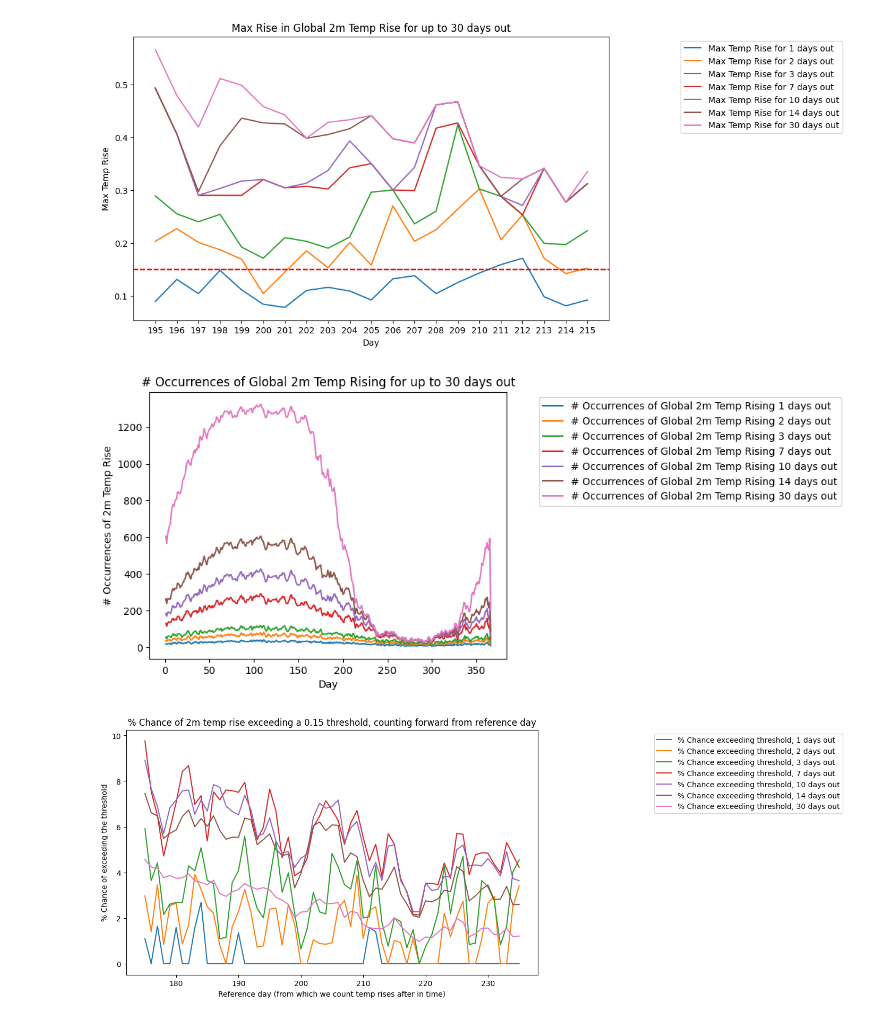
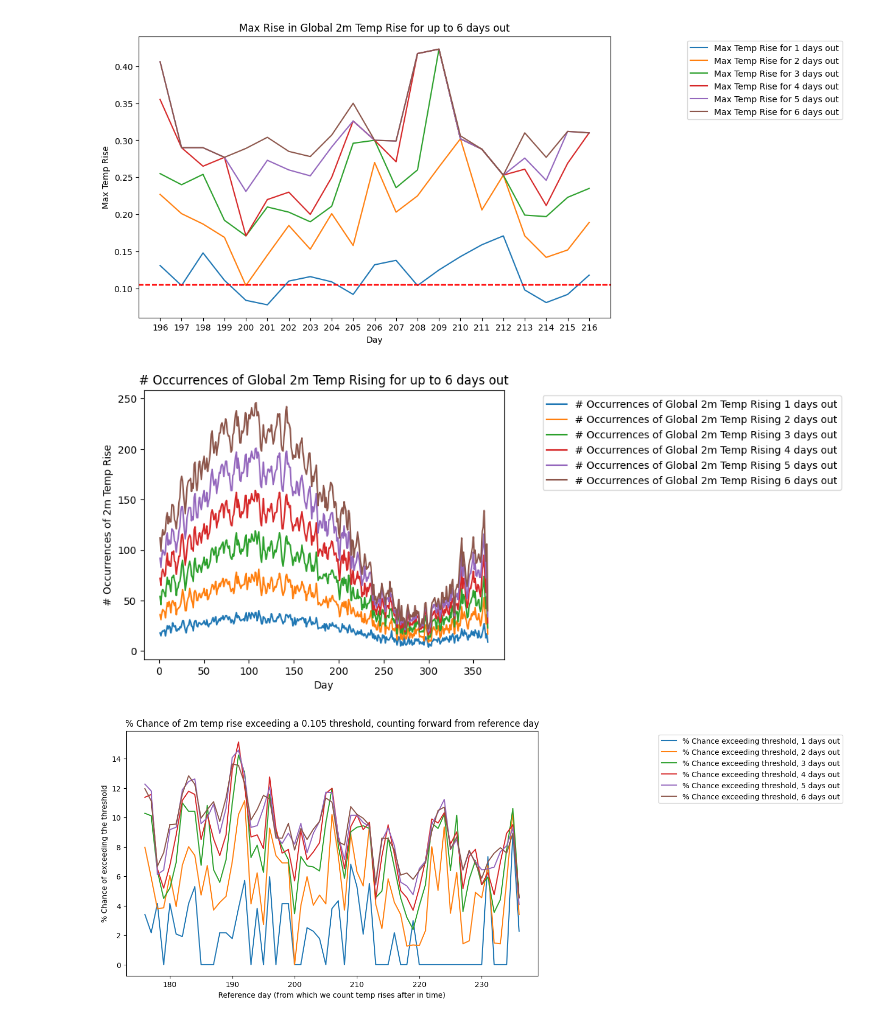
Before and after one commit to JRPdata/hot-july, a Jupyter notebook: copy_for_monthly-mean-land-ocean-temp-anomaly-extrapolate.ipynb, the cells around one changed output. Cells and saved outputs as stored; diff of their text form; code cells hidden in the pictures.

Commit message:
Update for July 26

```diff
--- a/copy_for_monthly-mean-land-ocean-temp-anomaly-extrapolate.ipynb
+++ b/copy_for_monthly-mean-land-ocean-temp-anomaly-extrapolate.ipynb
@@ -47,7 +47,7 @@ def calc_max_rise_plus_days(filepath, days_out, rise_threshold, min_year):
     calculate_for_monthly_mean_land_ocean_temp = True
     start_day = 182
     end_day = 212
-    last_day_current_data = 205
+    last_day_current_data = 206
     # Calculate average mean for ~July (~day 182-212), to compare to July 2019
     if calculate_for_monthly_mean_land_ocean_temp:
         mean_data = [entry for entry in data if entry['name'] == '1979-2000 mean'][0]['data']
@@ -325,12 +325,12 @@ extrapolate_year = 2023
 # from https://climatereanalyzer.org/clim/t2_daily/json/cfsr_world_t2_day.json
 filepath = 'cfsr_world_t2_day.json'
 # %%
-# start of day of year to project out from (last day of observed data: July 24, 2023 = 205)
-start_day_1_index = 205
+# start of day of year to project out from (last day of observed data: July 25, 2023 = 206)
+start_day_1_index = 206
 # threshold in rise to count occurences for (the record temperature - the most recent observation temperature)
-rise_threshold = 17.233 - 17.083
+rise_threshold = 17.233 - 17.128
 # days out from last day of observed data to do counts for (7 + July 24 = July 31)
-days_out = [1, 2, 3, 7, 10, 14, 30]
+days_out = [1, 2, 3, 4, 5, 6]
 #days_out = [1, 2, 3, 7, 22, 30]
 
 # the temp variability changes throughout the year
@@ -387,3 +387,3 @@ Chance of 2m temp rise exceeding a 0.15 threshold, 30 days out from July 24, 202
-[figure, old version]
+[figure, new version]
-[figure, old version]
+[figure, new version]
-[figure, old version]
+[figure, new version]
```
Also changed, not shown: parts of 1 cell of this notebook, 3 other files.
